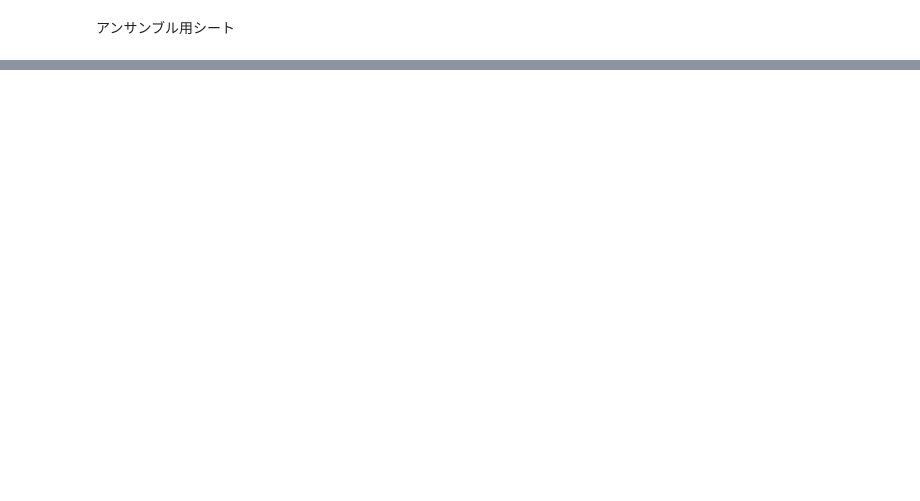
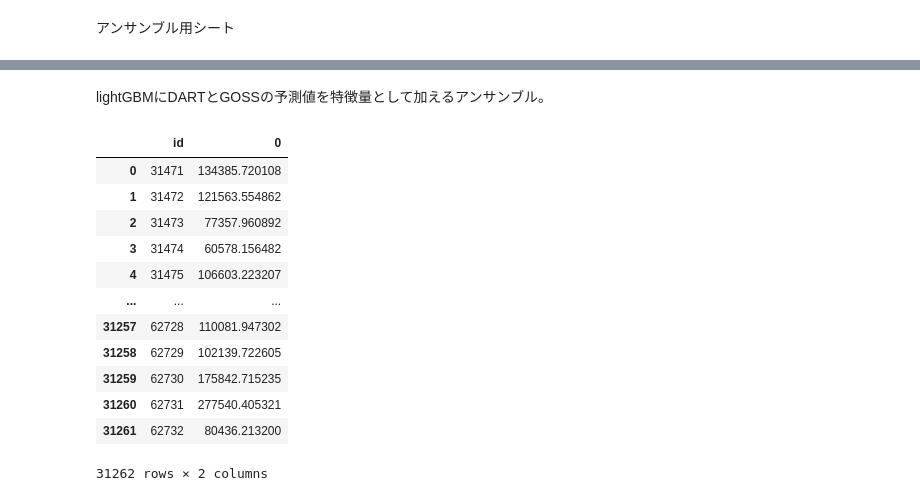
Before and after one commit to kyotoman-koshida/mynabi, a Jupyter notebook: ensemble.ipynb, the cells around one changed output, grey strips where cells are left out. Drawn from its saved outputs; the diff is of its cells as text; code cells hidden in the pictures; blank space fills up the shorter version.

```diff
--- a/ensemble.ipynb
+++ b/ensemble.ipynb
@@ -51 +103,19 @@ result
 31262 rows × 2 columns
+# %% [markdown]
+lightGBMにDARTとGOSSの予測値を特徴量として加えるアンサンブル。
+# %%
+DART_test
+# %% [output]
+|  | id | 0 |
+| 0 | 31471 | 134385.720108 |
+| 1 | 31472 | 121563.554862 |
+| 2 | 31473 | 77357.960892 |
+| 3 | 31474 | 60578.156482 |
+| 4 | 31475 | 106603.223207 |
+| ... | ... | ... |
+| 31257 | 62728 | 110081.947302 |
+| 31258 | 62729 | 102139.722605 |
+| 31259 | 62730 | 175842.715235 |
+| 31260 | 62731 | 277540.405321 |
+| 31261 | 62732 | 80436.213200 |
+31262 rows × 2 columns
```
Also changed, not shown: parts of 11 cells of this notebook, 17 other files.
